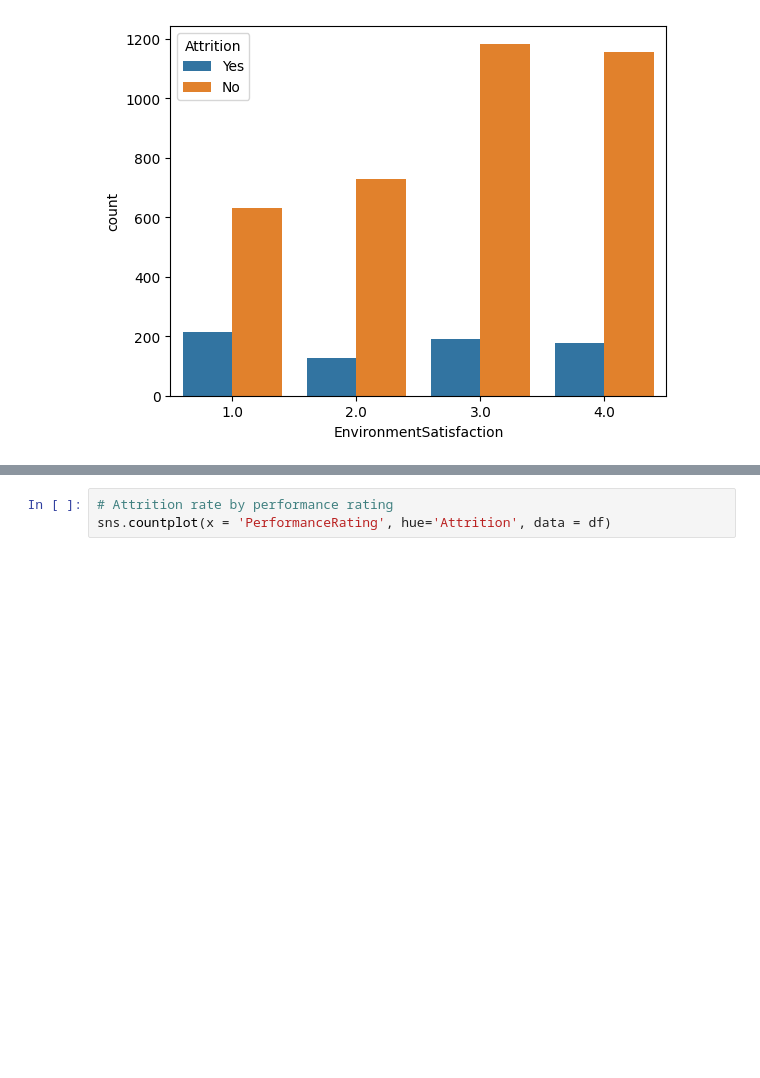
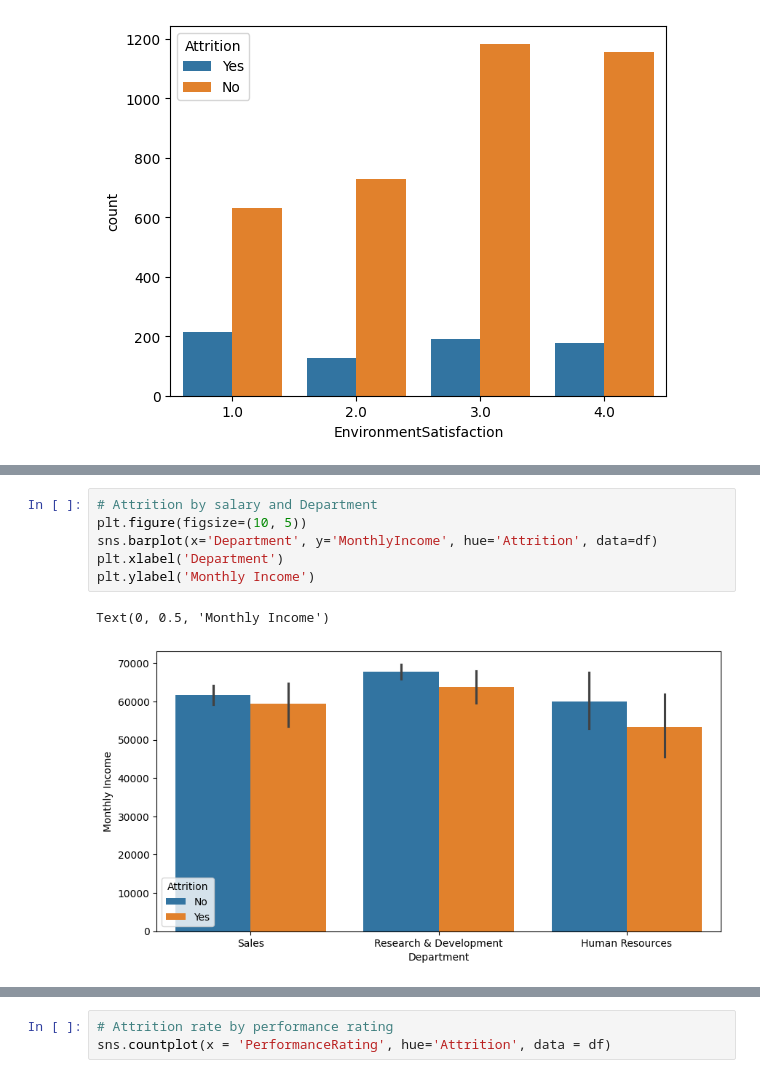
Before and after one commit to sahilkhan-7/employee-attrition-analysis, a Jupyter notebook: main.ipynb, the cells around one changed output, grey strips where cells are left out. Saved outputs shown, nothing was run; the diff lists cells and outputs as text; blank space fills up the shorter version.

```diff
--- a/main.ipynb
+++ b/main.ipynb
@@ -171,0 +200,9 @@ sns.countplot(x = 'EnvironmentSatisfaction', hue='Attrition', data = df)
+# %%
+# Attrition by salary and Department
+plt.figure(figsize=(10, 5))
+sns.barplot(x='Department', y='MonthlyIncome', hue='Attrition', data=df)
+plt.xlabel('Department')
+plt.ylabel('Monthly Income')
+# %% [output]
+Text(0, 0.5, 'Monthly Income')
+[figure, added]
```
Also changed, not shown: parts of 47 cells of this notebook.
